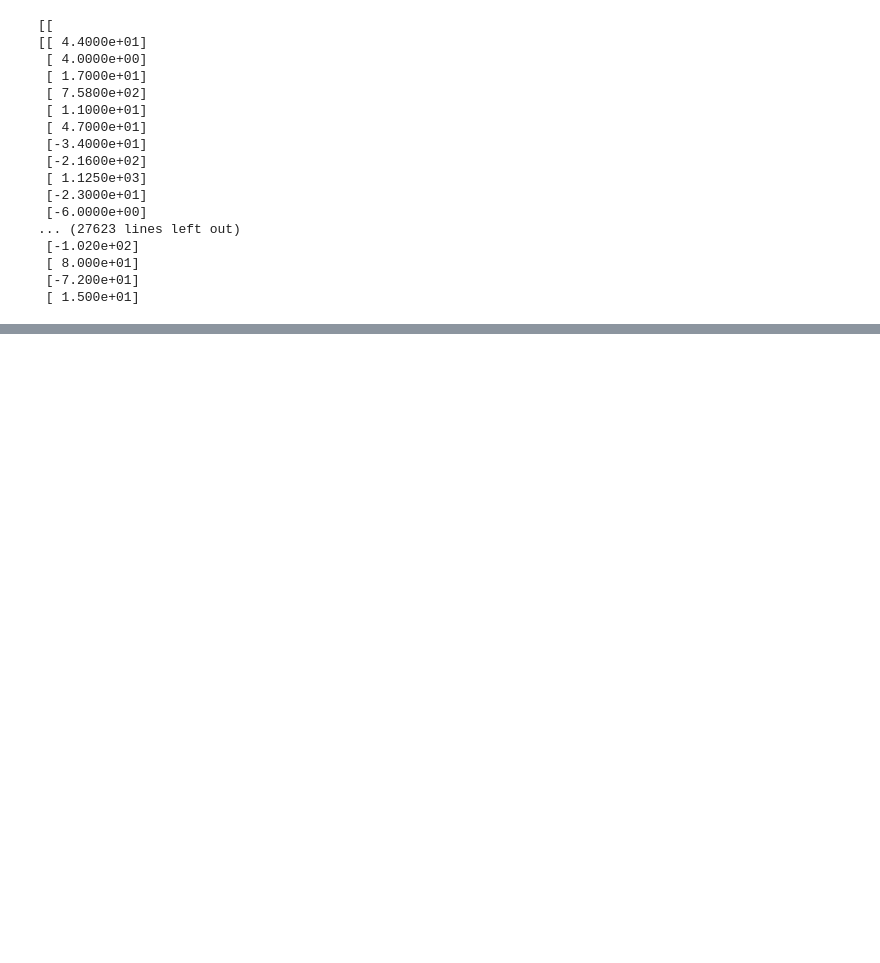
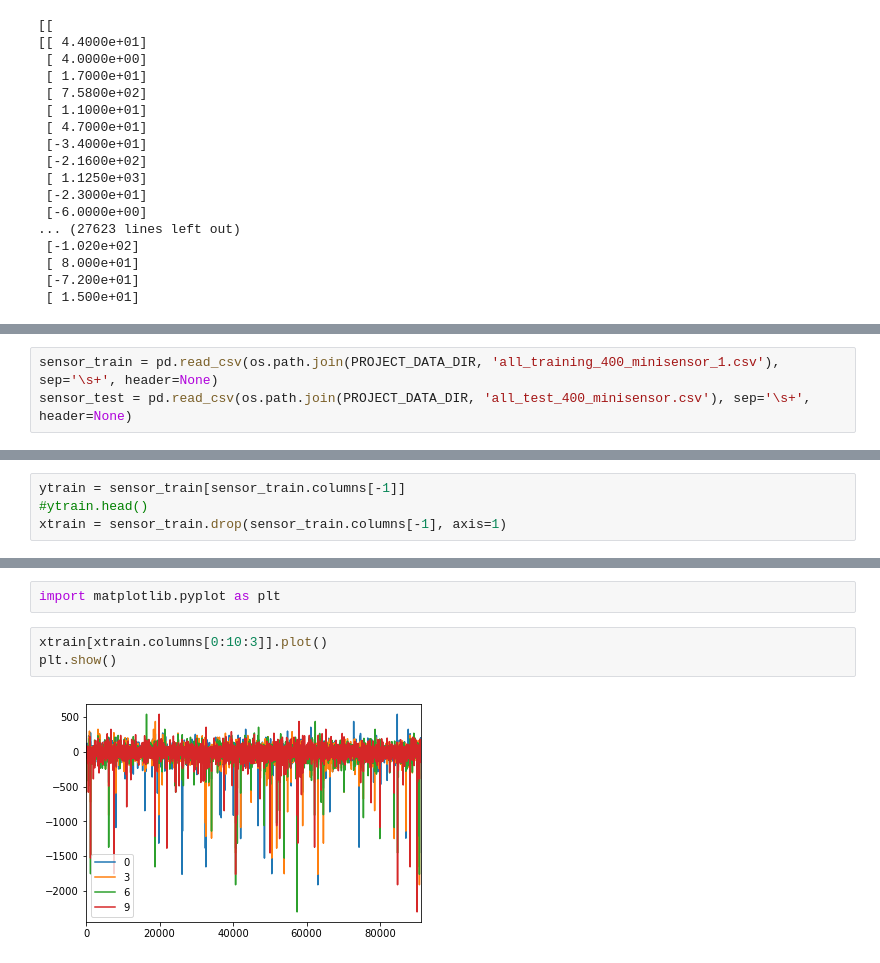
Before and after one commit to kpernyer/breakk, a Jupyter notebook: code/prototype keras.ipynb, the cells around one changed output, grey strips where cells are left out. Cells and saved outputs as stored; diff of their text form; blank space fills up the shorter version.

```diff
--- a/code/prototype keras.ipynb
+++ b/code/prototype keras.ipynb
@@ -107,0 +110,3 @@ for batch in data_iter:
+# %%
+sensor_train = pd.read_csv(os.path.join(PROJECT_DATA_DIR, 'all_training_400_minisensor_1.csv'), sep='\s+', header=None)
+sensor_test = pd.read_csv(os.path.join(PROJECT_DATA_DIR, 'all_test_400_minisensor.csv'), sep='\s+', header=None)
@@ -107,0 +150,4 @@ for batch in data_iter:
+# %%
+ytrain = sensor_train[sensor_train.columns[-1]]
+#ytrain.head()
+xtrain = sensor_train.drop(sensor_train.columns[-1], axis=1)
@@ -107,0 +207,7 @@ for batch in data_iter:
+# %%
+import matplotlib.pyplot as plt
+# %%
+xtrain[xtrain.columns[0:10:3]].plot()
+plt.show()
+# %% [output]
+[figure, added]
```
Also changed, not shown: parts of 31 cells of this notebook.
